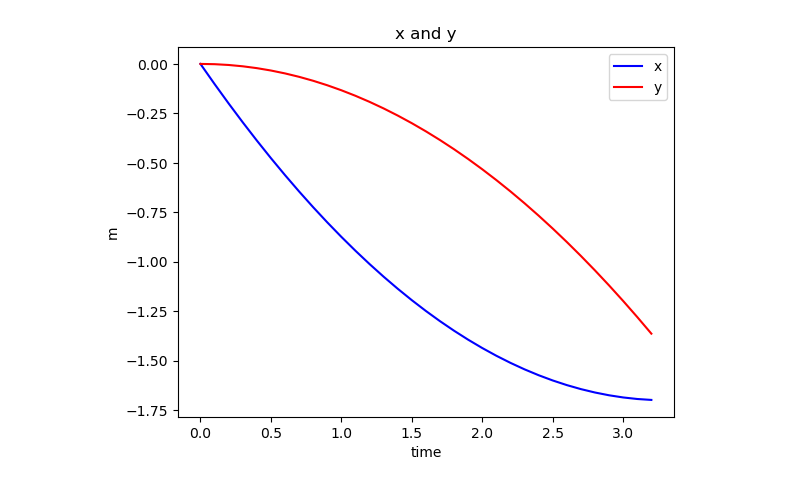
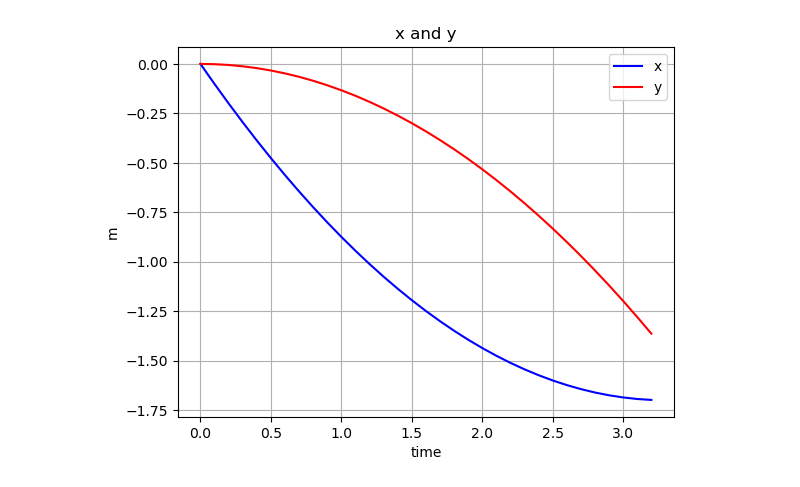
Before and after one commit to InitRobot/XNWYMRM_self_define_control, a Jupyter notebook: SDK_get_msg/plot_moving.ipynb, the cells around one changed output. Cells and saved outputs as stored; diff of their text form; code cells hidden in the pictures.

```diff
--- a/SDK_get_msg/plot_moving.ipynb
+++ b/SDK_get_msg/plot_moving.ipynb
@@ -4,24 +4,25 @@ import numpy as np
 # %%
 #x_t = (0.25 * (t - 2) ** 2 - 1)*2.7
 #y_t = (-0.25 * (t) ** 2)*1.5
 
 time_l = []
 x_l = []
 y_l = []
 for t in np.arange(0.0, 3.3, 0.1):
     time_l.append(t)
     x_l.append((1.7/3.3**2) * (t - 3.3) ** 2 - 1.7)
     y_l.append((-1.45/3.3**2) * t ** 2)
     #t = 3.3 y_l = -1.45
     #t = 0 y_l = 0
 
 plt.plot(time_l,x_l,"b",label = "x")
 plt.plot(time_l,y_l,"r",label = "y")
 plt.title("x and y")
 plt.xlabel("time")
 plt.ylabel("m")
 plt.legend()
+plt.grid()
 plt.show()
 # %% [output]
-[figure, old version]
+[figure, new version]
 # %%
```
Also changed, not shown: parts of 1 cell of this notebook.
